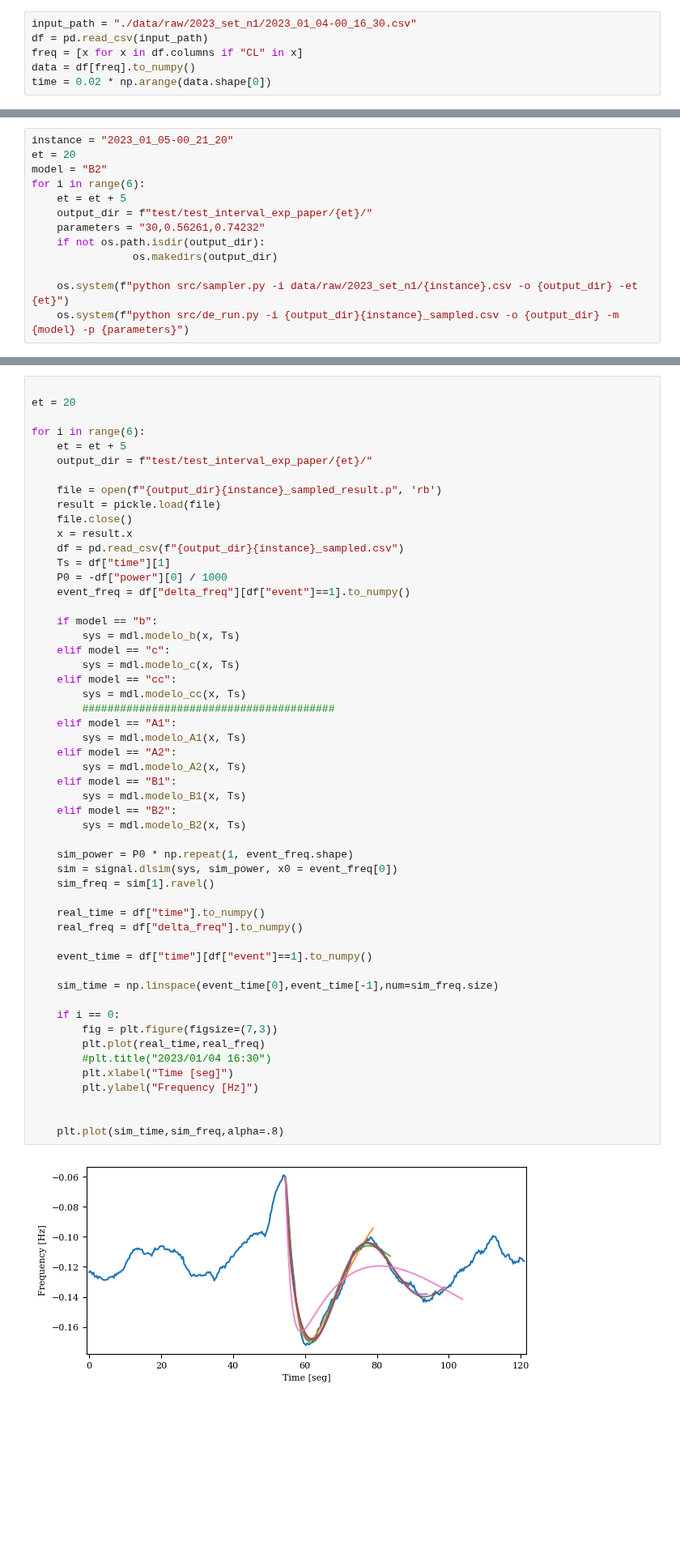
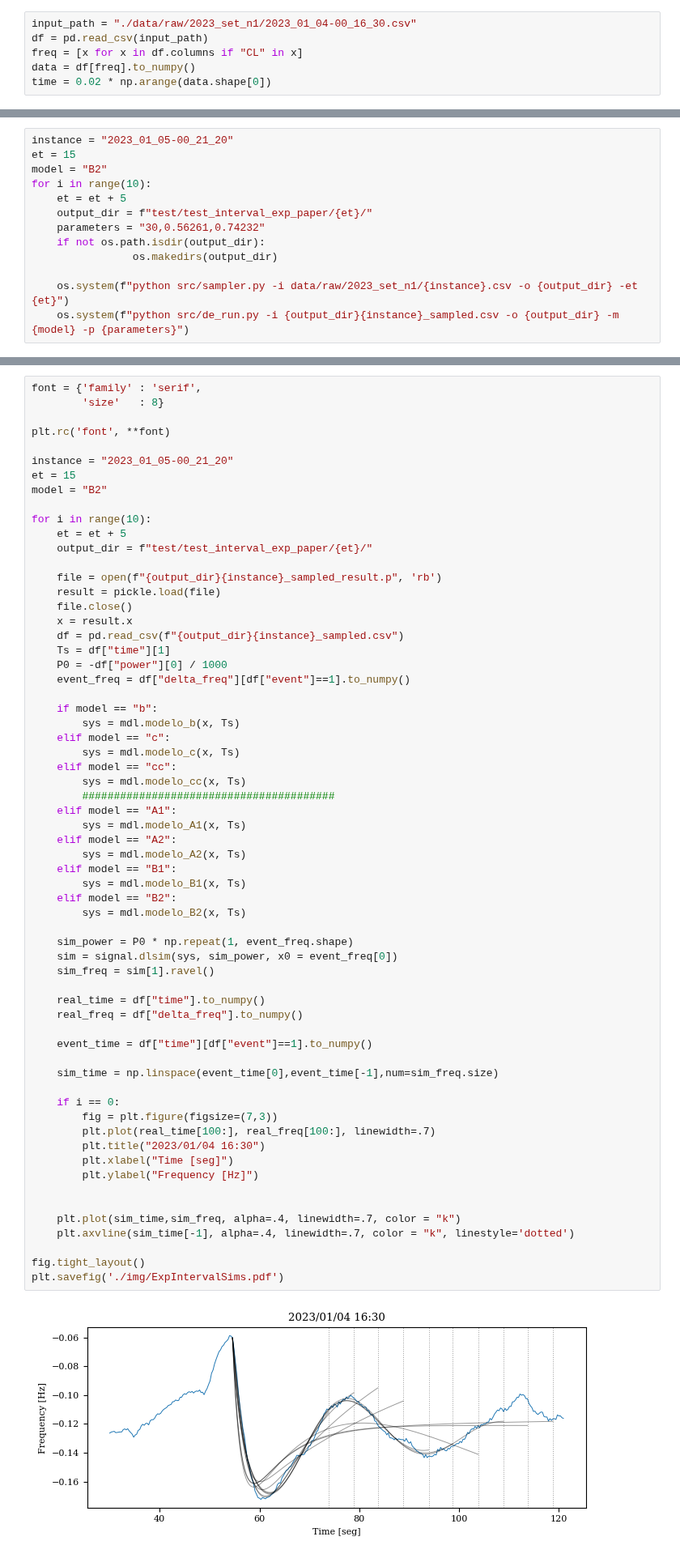
Before and after one commit to JoFeG/Differential-Evolution-Frequency-Model-Fitting, a Jupyter notebook: PaperFigures.ipynb, the cells around one changed output, grey strips where cells are left out. Shown at 81% size. Saved outputs shown, nothing was run; the diff lists cells and outputs as text; blank space fills up the shorter version.

Commit message:
exp1 plot

```diff
--- a/PaperFigures.ipynb
+++ b/PaperFigures.ipynb
@@ -42,9 +42,9 @@ plt.savefig('./img/DataExample.pdf')
 [figure]
 # %%
 instance = "2023_01_05-00_21_20"
-et = 20
+et = 15
 model = "B2"
-for i in range(6):
+for i in range(10):
     et = et + 5
     output_dir = f"test/test_interval_exp_paper/{et}/"
     parameters = "30,0.56261,0.74232"
@@ -78,8 +64,14 @@ from scipy import signal
 # %%
+font = {'family' : 'serif',
+        'size'   : 8}
 
-et = 20
+plt.rc('font', **font)
 
-for i in range(6):
+instance = "2023_01_05-00_21_20"
+et = 15
+model = "B2"
+
+for i in range(10):
     et = et + 5
     output_dir = f"test/test_interval_exp_paper/{et}/"
 
@@ -99,35 +91,39 @@ for i in range(6):
     elif model == "cc":
         sys = mdl.modelo_cc(x, Ts)
         ########################################
     elif model == "A1":
         sys = mdl.modelo_A1(x, Ts)
     elif model == "A2":
         sys = mdl.modelo_A2(x, Ts)
     elif model == "B1":
         sys = mdl.modelo_B1(x, Ts)
     elif model == "B2":
         sys = mdl.modelo_B2(x, Ts)
 
     sim_power = P0 * np.repeat(1, event_freq.shape)
     sim = signal.dlsim(sys, sim_power, x0 = event_freq[0])
     sim_freq = sim[1].ravel()
 
     real_time = df["time"].to_numpy()
     real_freq = df["delta_freq"].to_numpy()
 
     event_time = df["time"][df["event"]==1].to_numpy()
 
     sim_time = np.linspace(event_time[0],event_time[-1],num=sim_freq.size)
 
     if i == 0:
         fig = plt.figure(figsize=(7,3))
-        plt.plot(real_time,real_freq)
-        #plt.title("2023/01/04 16:30")
+        plt.plot(real_time[100:], real_freq[100:], linewidth=.7)
+        plt.title("2023/01/04 16:30")
         plt.xlabel("Time [seg]")
         plt.ylabel("Frequency [Hz]")
 
 
-    plt.plot(sim_time,sim_freq,alpha=.8)
+    plt.plot(sim_time,sim_freq, alpha=.4, linewidth=.7, color = "k")
+    plt.axvline(sim_time[-1], alpha=.4, linewidth=.7, color = "k", linestyle='dotted')
+
+fig.tight_layout()
+plt.savefig('./img/ExpIntervalSims.pdf')
 # %% [output]
-[figure, old version]
+[figure, new version]
 # %%
```
Also changed, not shown: parts of 4 cells of this notebook, 36 other files.
